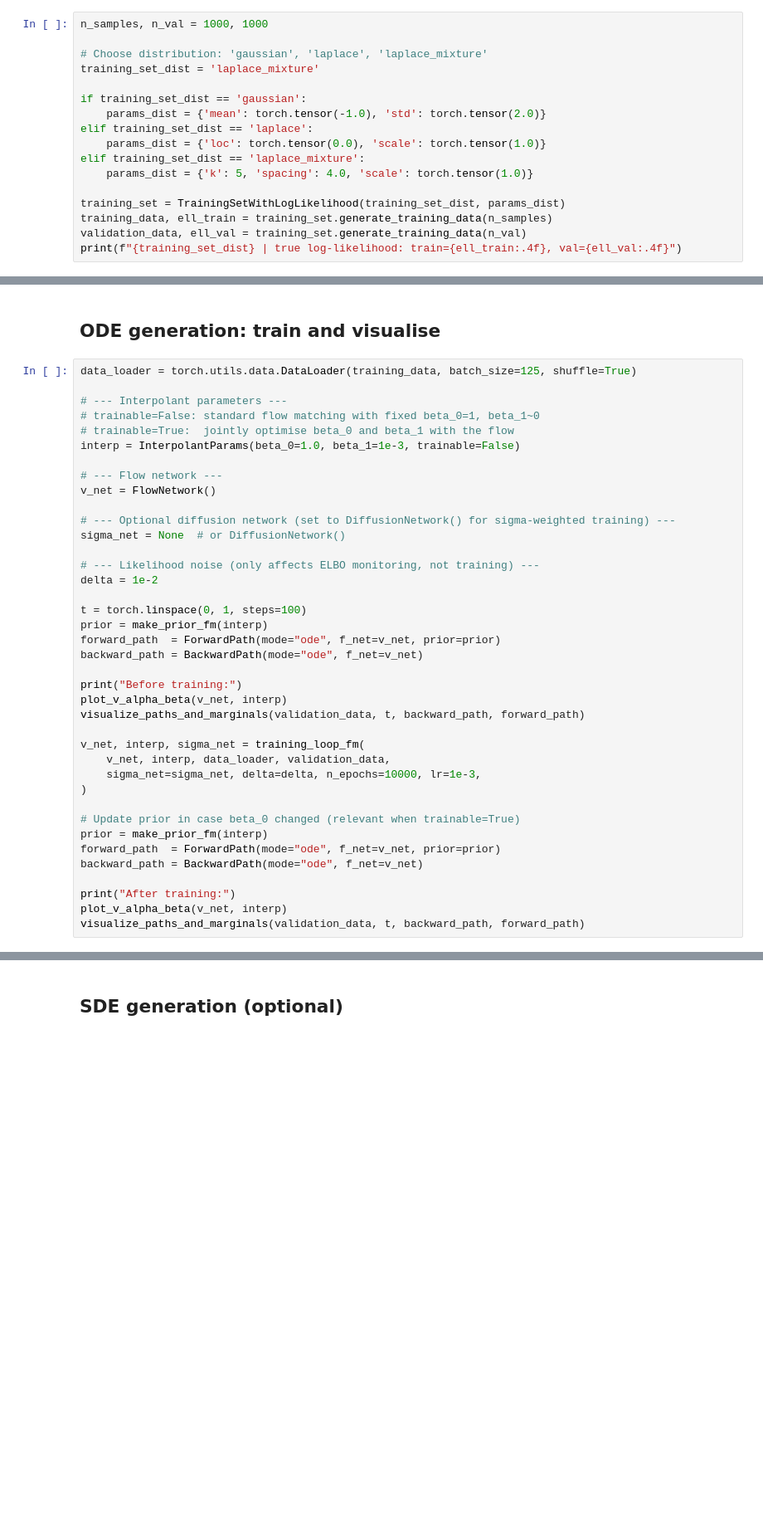
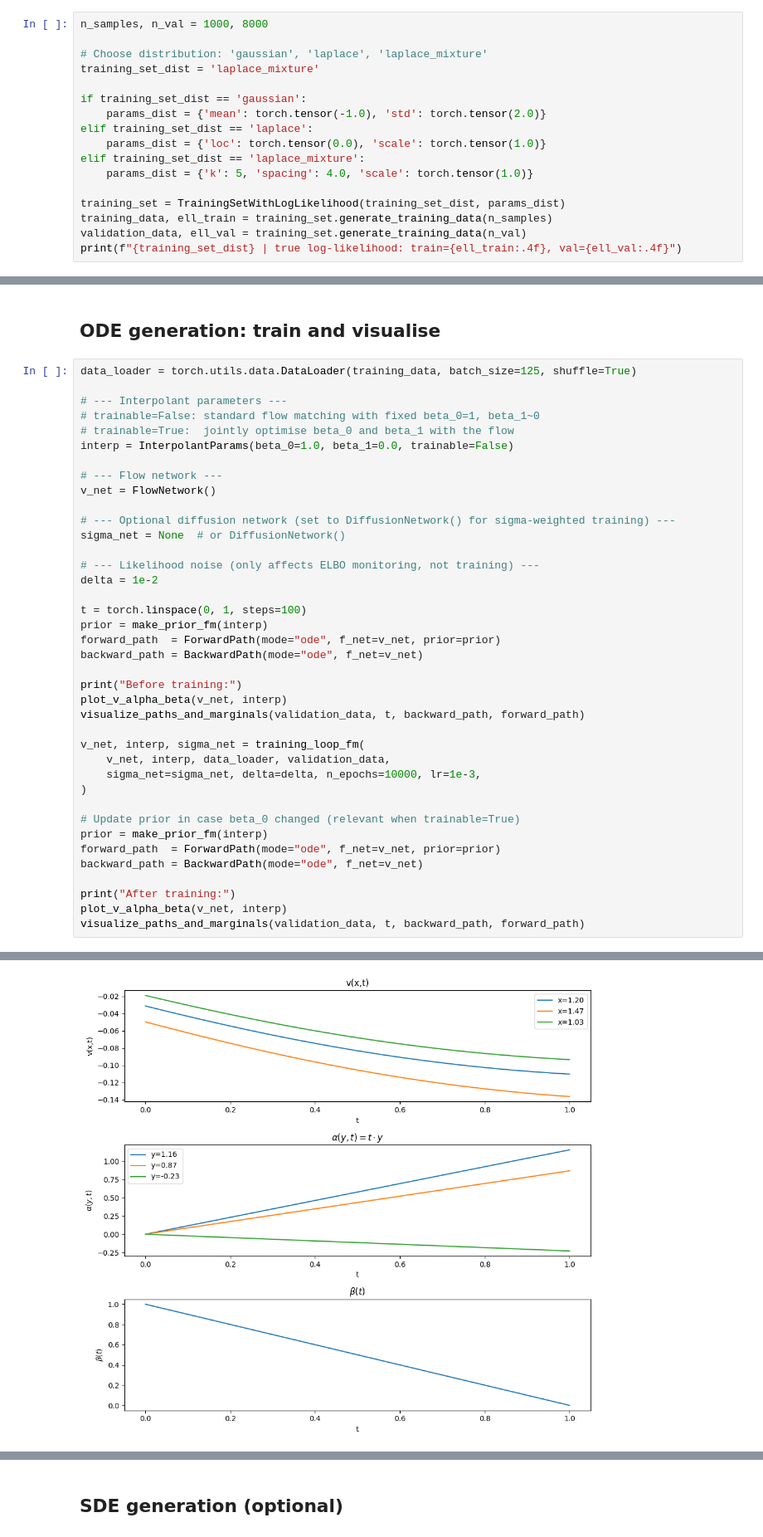
Before and after one commit to olewinther/generative-ode-sde, a Jupyter notebook: notebooks/03_flow_matching.ipynb, the cells around one changed output, grey strips where cells are left out. Shown at 83% size. Saved outputs shown, nothing was run; the diff lists cells and outputs as text; blank space fills up the shorter version.

```diff
--- a/notebooks/03_flow_matching.ipynb
+++ b/notebooks/03_flow_matching.ipynb
@@ -260,7 +261,7 @@ def training_loop_fm(v_net, params, data_loader, validation_data,
 # %% [markdown]
 ## Create training and validation data
 # %%
-n_samples, n_val = 1000, 1000
+n_samples, n_val = 1000, 8000
 
 # Choose distribution: 'gaussian', 'laplace', 'laplace_mixture'
 training_set_dist = 'laplace_mixture'
@@ -286,7 +287,7 @@ data_loader = torch.utils.data.DataLoader(training_data, batch_size=125, shuffle
 # --- Interpolant parameters ---
 # trainable=False: standard flow matching with fixed beta_0=1, beta_1~0
 # trainable=True:  jointly optimise beta_0 and beta_1 with the flow
-interp = InterpolantParams(beta_0=1.0, beta_1=1e-3, trainable=False)
+interp = InterpolantParams(beta_0=1.0, beta_1=0.0, trainable=False)
 
 # --- Flow network ---
 v_net = FlowNetwork()
@@ -319,3 +320,4 @@ backward_path = BackwardPath(mode="ode", f_net=v_net)
 print("After training:")
 plot_v_alpha_beta(v_net, interp)
 visualize_paths_and_marginals(validation_data, t, backward_path, forward_path)
+# %% [output]
@@ -321,0 +325 @@ visualize_paths_and_marginals(validation_data, t, backward_path, forward_path)
+[figure, added]
```
Also changed, not shown: parts of 3 cells of this notebook, 2 other files.
